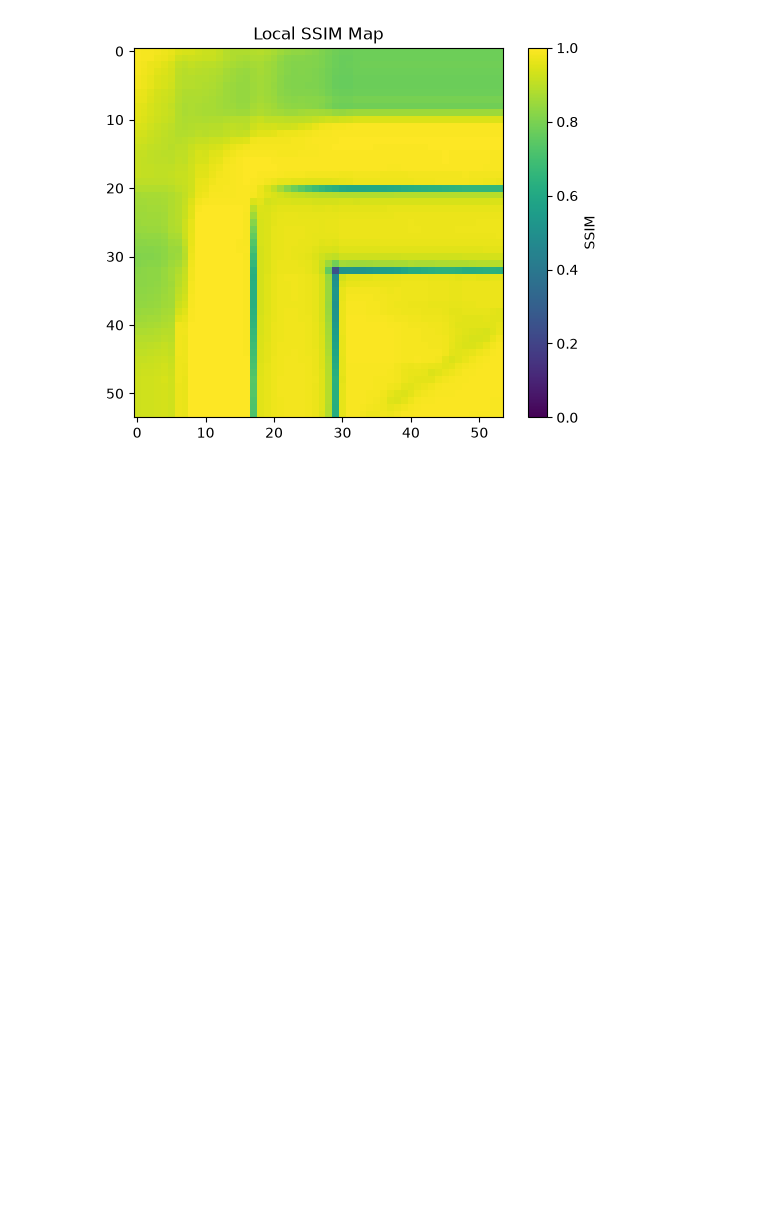
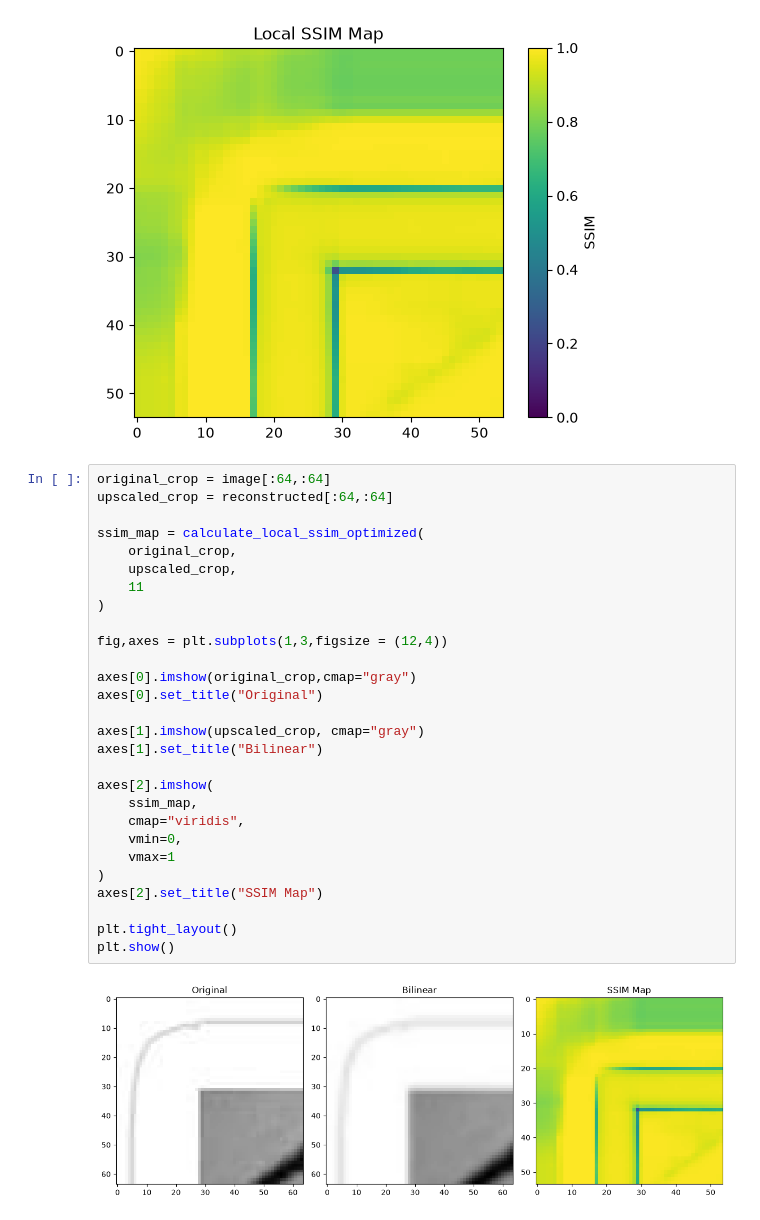
Before and after one commit to XZNON/z-sampling, a Jupyter notebook: 01_neareest_neigh.ipynb, the cells around one changed output. Saved outputs shown, nothing was run; the diff lists cells and outputs as text; blank space fills up the shorter version.

```diff
--- a/01_neareest_neigh.ipynb
+++ b/01_neareest_neigh.ipynb
@@ -1355,3 +1355,33 @@ plt.title("Local SSIM Map")
 plt.show()
 # %% [output]
 [figure]
+# %%
+original_crop = image[:64,:64]
+upscaled_crop = reconstructed[:64,:64]
+
+ssim_map = calculate_local_ssim_optimized(
+    original_crop,
+    upscaled_crop,
+    11
+)
+
+fig,axes = plt.subplots(1,3,figsize = (12,4))
+
+axes[0].imshow(original_crop,cmap="gray")
+axes[0].set_title("Original")
+
+axes[1].imshow(upscaled_crop, cmap="gray")
+axes[1].set_title("Bilinear")
+
+axes[2].imshow(
+    ssim_map,
+    cmap="viridis",
+    vmin=0,
+    vmax=1
+)
+axes[2].set_title("SSIM Map")
+
+plt.tight_layout()
+plt.show()
+# %% [output]
+[figure, added]
```
Also changed, not shown: parts of 33 cells of this notebook, 1 other file.
